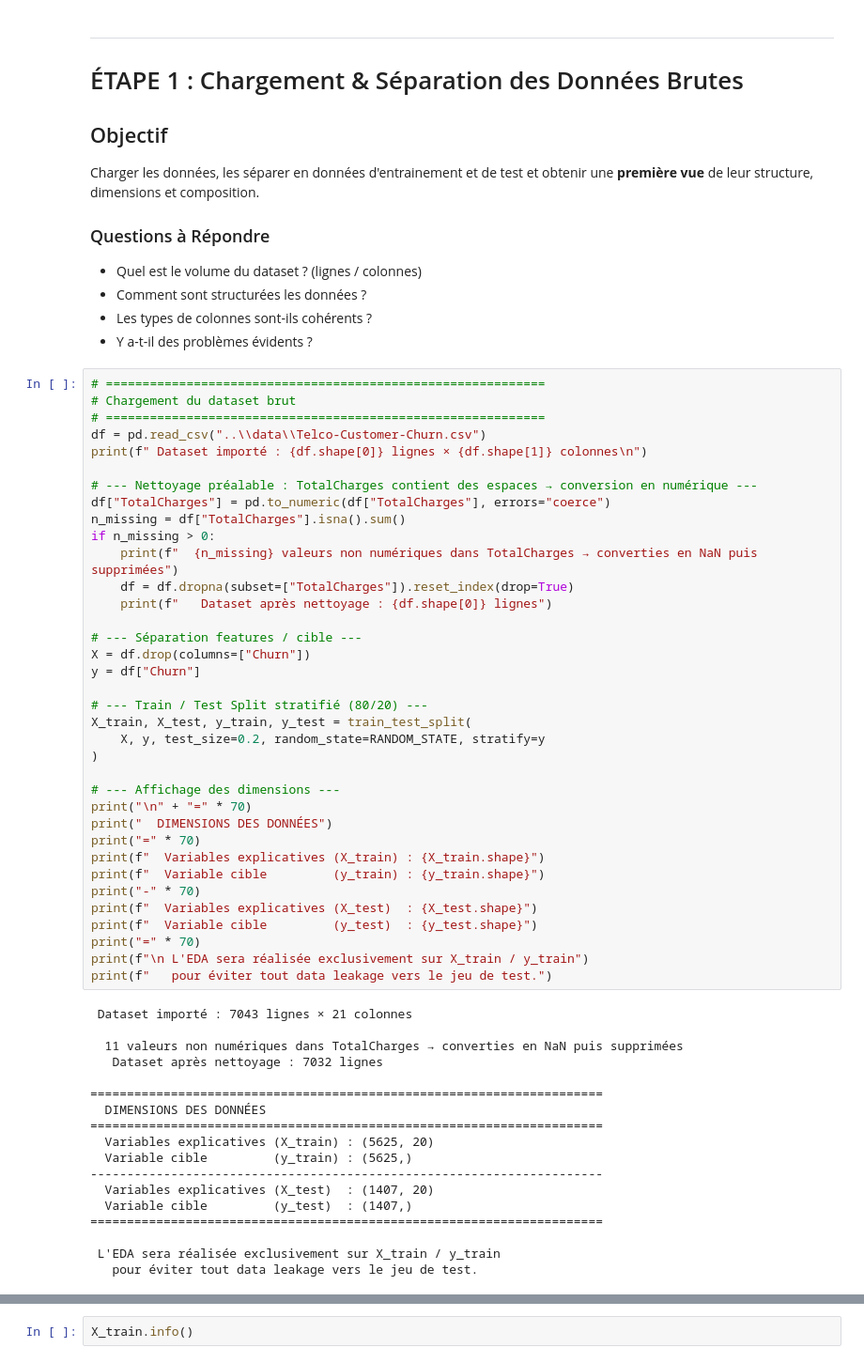
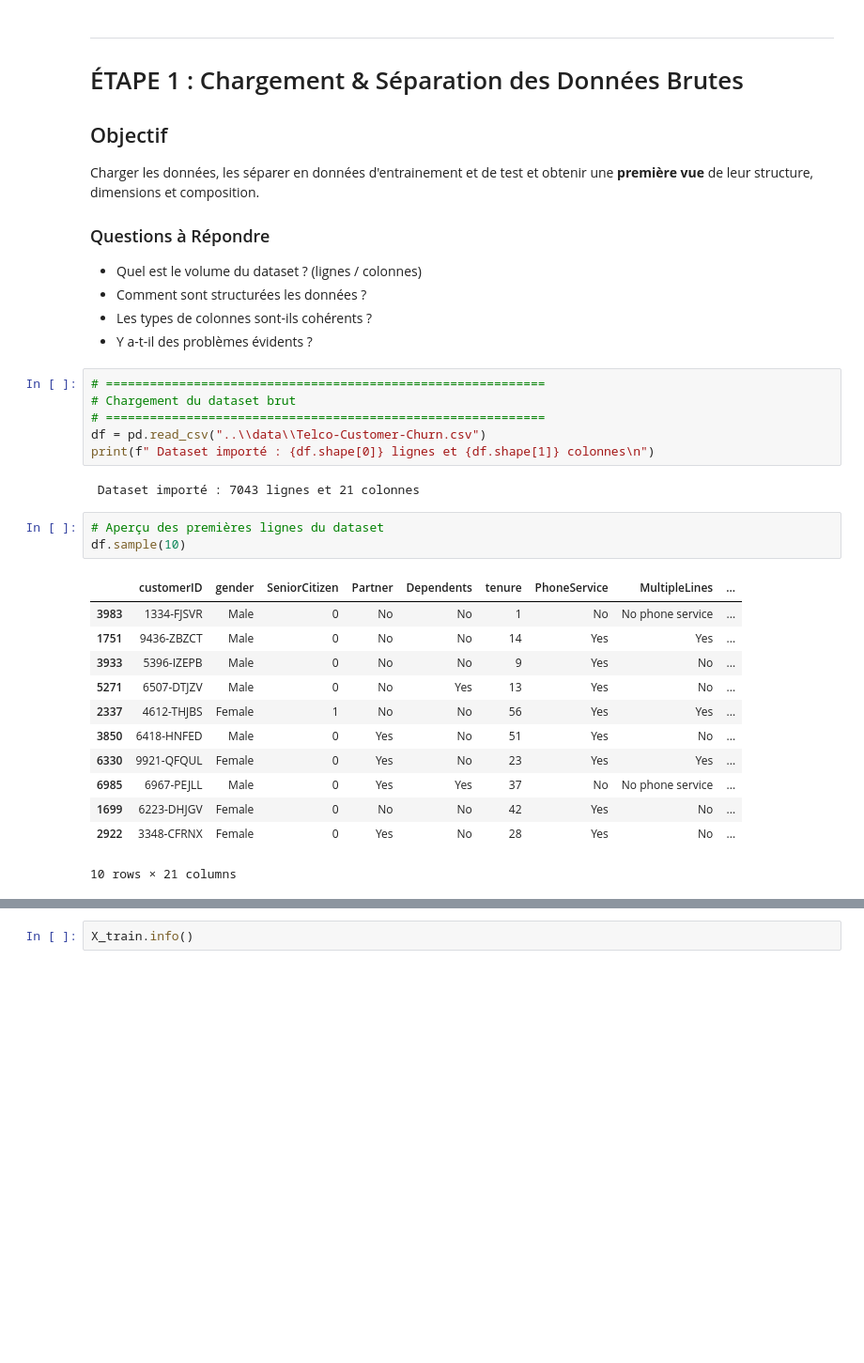
Before and after one commit to Dylan-Jbt/Scoring_de_churn_client, a Jupyter notebook: notebooks/01_data_exploration.ipynb, the cells around one changed output, grey strips where cells are left out. Shown at 94% size. Saved outputs shown, nothing was run; the diff lists cells and outputs as text; blank space fills up the shorter version.

```diff
--- a/notebooks/01_data_exploration.ipynb
+++ b/notebooks/01_data_exploration.ipynb
@@ -107,52 +107,22 @@ Charger les données, les séparer en données d'entrainement et de test et obte
 # Chargement du dataset brut
 # ============================================================
 df = pd.read_csv("..\\data\\Telco-Customer-Churn.csv")
-print(f" Dataset importé : {df.shape[0]} lignes × {df.shape[1]} colonnes\n")
-
-# --- Nettoyage préalable : TotalCharges contient des espaces → conversion en numérique ---
-df["TotalCharges"] = pd.to_numeric(df["TotalCharges"], errors="coerce")
-n_missing = df["TotalCharges"].isna().sum()
-if n_missing > 0:
-    print(f"  {n_missing} valeurs non numériques dans TotalCharges → converties en NaN puis supprimées")
-    df = df.dropna(subset=["TotalCharges"]).reset_index(drop=True)
-    print(f"   Dataset après nettoyage : {df.shape[0]} lignes")
-
-# --- Séparation features / cible ---
-X = df.drop(columns=["Churn"])
-y = df["Churn"]
-
-# --- Train / Test Split stratifié (80/20) ---
-X_train, X_test, y_train, y_test = train_test_split(
-    X, y, test_size=0.2, random_state=RANDOM_STATE, stratify=y
-)
-
-# --- Affichage des dimensions ---
-print("\n" + "=" * 70)
-print("  DIMENSIONS DES DONNÉES")
-print("=" * 70)
-print(f"  Variables explicatives (X_train) : {X_train.shape}")
-print(f"  Variable cible         (y_train) : {y_train.shape}")
-print("-" * 70)
-print(f"  Variables explicatives (X_test)  : {X_test.shape}")
-print(f"  Variable cible         (y_test)  : {y_test.shape}")
-print("=" * 70)
-print(f"\n L'EDA sera réalisée exclusivement sur X_train / y_train")
-print(f"   pour éviter tout data leakage vers le jeu de test.")
+print(f" Dataset importé : {df.shape[0]} lignes et {df.shape[1]} colonnes\n")
 # %% [output]
- Dataset importé : 7043 lignes × 21 colonnes
-
-  11 valeurs non numériques dans TotalCharges → converties en NaN puis supprimées
-   Dataset après nettoyage : 7032 lignes
-
-======================================================================
-  DIMENSIONS DES DONNÉES
-======================================================================
-  Variables explicatives (X_train) : (5625, 20)
-  Variable cible         (y_train) : (5625,)
-----------------------------------------------------------------------
-  Variables explicatives (X_test)  : (1407, 20)
-  Variable cible         (y_test)  : (1407,)
-======================================================================
-
- L'EDA sera réalisée exclusivement sur X_train / y_train
-   pour éviter tout data leakage vers le jeu de test.
+ Dataset importé : 7043 lignes et 21 colonnes
+# %%
+# Aperçu des premières lignes du dataset
+df.sample(10)
+# %% [output]
+|  | customerID | gender | SeniorCitizen | Partner | Dependents | tenure | PhoneService | MultipleLines | ... |
+| 3983 | 1334-FJSVR | Male | 0 | No | No | 1 | No | No phone service | ... |
+| 1751 | 9436-ZBZCT | Male | 0 | No | No | 14 | Yes | Yes | ... |
+| 3933 | 5396-IZEPB | Male | 0 | No | No | 9 | Yes | No | ... |
+| 5271 | 6507-DTJZV | Male | 0 | No | Yes | 13 | Yes | No | ... |
+| 2337 | 4612-THJBS | Female | 1 | No | No | 56 | Yes | Yes | ... |
+| 3850 | 6418-HNFED | Male | 0 | Yes | No | 51 | Yes | No | ... |
+| 6330 | 9921-QFQUL | Female | 0 | Yes | No | 23 | Yes | Yes | ... |
+| 6985 | 6967-PEJLL | Male | 0 | Yes | Yes | 37 | No | No phone service | ... |
+| 1699 | 6223-DHJGV | Female | 0 | No | No | 42 | Yes | No | ... |
+| 2922 | 3348-CFRNX | Female | 0 | Yes | No | 28 | Yes | No | ... |
+10 rows × 21 columns
```
Also changed, not shown: parts of 4 cells of this notebook.
